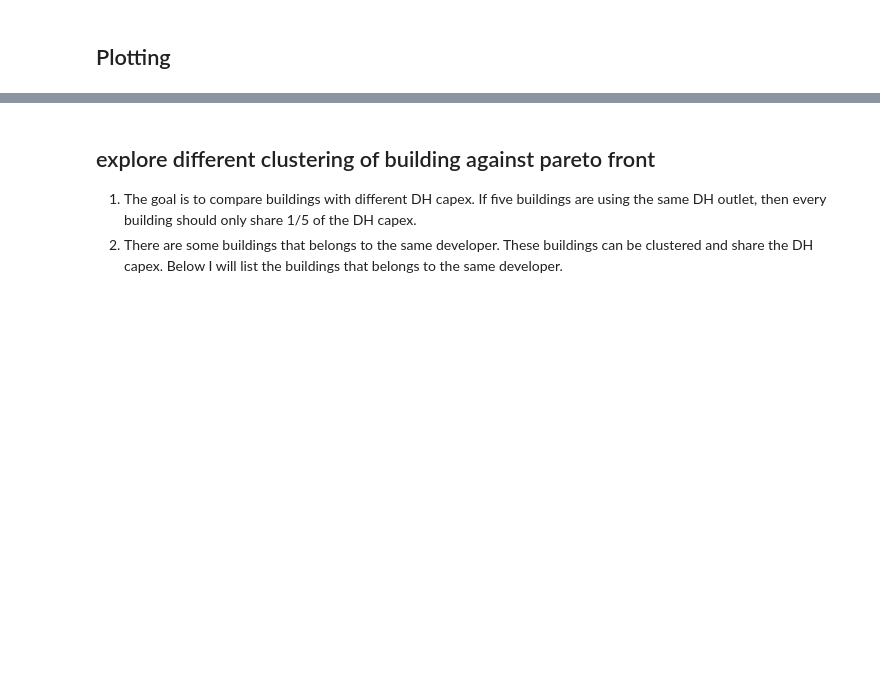
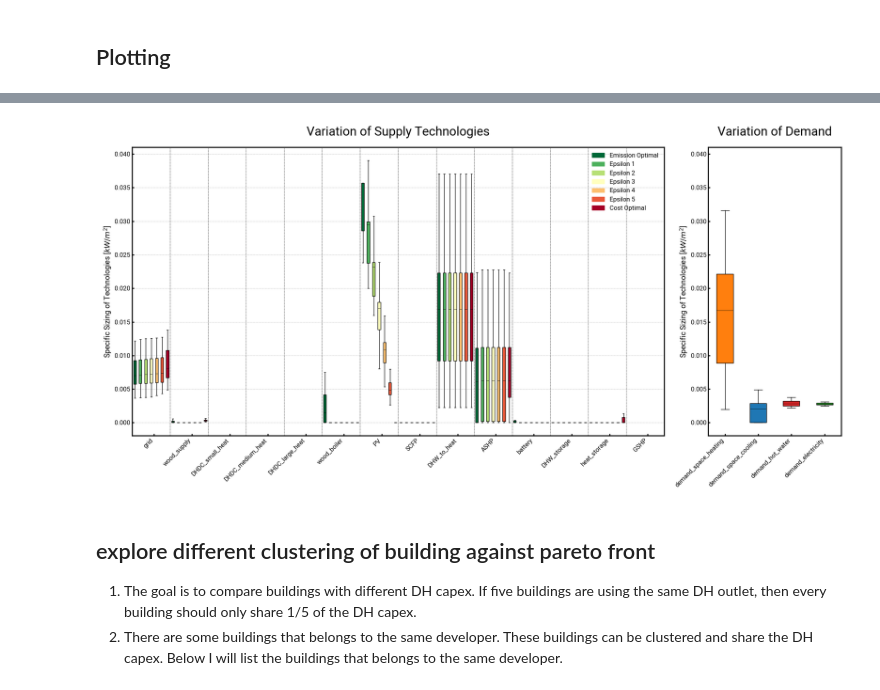
Before and after one commit to yiqiaowang-arch/trustParetoFronts, a Jupyter notebook: pareto_front_analysis.ipynb, the cells around one changed output, grey strips where cells are left out. Saved outputs shown, nothing was run; the diff lists cells and outputs as text; code cells hidden in the pictures; blank space fills up the shorter version.

```diff
--- a/pareto_front_analysis.ipynb
+++ b/pareto_front_analysis.ipynb
@@ -299,86 +218,74 @@ plt.show()
 # %%
 # Separate the demand technologies
-df_demand_tech = df_tech_cap[df_tech_cap.columns[-4:]]
-df_supply_tech = df_tech_cap[df_tech_cap.columns[:-4]]
+ls_demand_name = ['demand_space_heating', 'demand_space_cooling', 'demand_hot_water', 'demand_electricity']
+df_demand_tech = df_tech_cap[ls_demand_name]
+df_supply_tech = df_tech_cap.drop(columns=ls_demand_name+['cost', 'emission'])
+# delete the index=999 for every building, because here we only care about the epsilon cuts
+df_demand_tech = df_demand_tech.drop(index=999, level=1)
+df_supply_tech = df_supply_tech.drop(index=999, level=1)
+
+# identify how many epsilon cuts are there in the dataframe in every building
+n_epsilon = df_demand_tech.index.get_level_values('epsilon').nunique() # one of them is the current status
 
 # Create a figure with two subplots side by side, with a shared y-axis and width ratio of 3:1
-fig, axs = plt.subplots(1, 2, sharey=True,figsize=(20, 6), gridspec_kw={'width_ratios': [4, 1]})
+fig, axs = plt.subplots(1, 2, figsize=(20, 10), gridspec_kw={'width_ratios': [4, 1]})
 
 # Boxplot without outliers and with a custom hatch pattern
 boxprops = dict(linestyle='-', linewidth=1, color='k')  # Custom box properties
 medianprops = dict(linestyle='-', linewidth=0.5, color='k')  # Custom median properties
 
-# Create a color map for the five epsilon cuts
-# 5 distinct colors for 5 epsilon cuts
-cmap = plt.get_cmap('RdYlGn', 5) # type: ignore
-# reverse the color map so that the emission optimal is green
+cmap = plt.get_cmap('RdYlGn', n_epsilon) # type: ignore
 cmap = cmap.reversed()
+demand_colors = ['tab:orange', 'tab:blue', 'tab:red', 'tab:green']
 
-# Create a boxplot for each technology
+# Create a boxplot for each supply technology and each epsilon cut
 for i, tech in enumerate(df_supply_tech.columns):
-    # Get the data for the current technology
-    # Reshape the data to have 5 rows for each technology
-    tech_data = df_supply_tech[tech].values.reshape((-1, 5))  # type: ignore
-    bp = axs[0].boxplot(tech_data, positions=np.arange(i*5, i*5+5), patch_artist=True, showfliers=False, boxprops=boxprops, medianprops=medianprops)
-
+    # Get the data for the current technology, each technology has nBuilding*nEpsilon rows of data
+    # Reshape the data to have nEpsilon rows for each technology, each row contains the technology size across all buildings
+    # for example: if there are 3 epsilon cuts and 2 buildings, the data will be [b1e1, b1e2, b1e3, b2e1, b2e2, b2e3]
+    # after the reshape, the data will be [[b1e1, b1e2, b1e3], [b2e1, b2e2, b2e3]]
+    tech_data = df_supply_tech[tech].values.reshape((-1, n_epsilon))  # type: ignore
+    bp = axs[0].boxplot(tech_data, positions=np.arange(start=i*n_epsilon, stop=i*n_epsilon+n_epsilon),
+                        patch_artist=True, showfliers=False, boxprops=boxprops, medianprops=medianprops)
     # Fill each box with a color according to its epsilon cut
     for j, box in enumerate(bp['boxes']):
         box.set(facecolor=cmap(j))
 
-# Define your colors for the demand technologies
-demand_colors = ['tab:green', 'tab:orange', 'tab:blue', 'tab:red']
-
 # Create a boxplot for each demand technology, but only one box per technology
 for i, tech in enumerate(df_demand_tech.columns):
-    # calculate the mean of each technology in five epsilon cuts
-    tech_data = df_demand_tech[tech].values.reshape(-1, 5).mean(axis=1) # type: ignore
-    bp = axs[1].boxplot(tech_data, positions=[i], patch_artist=True, showfliers=False, boxprops=boxprops, medianprops=medianprops, widths=0.5)  # Set position to a single value and adjust the width
+    tech_data = df_demand_tech[tech].values.reshape((-1, n_epsilon)).mean(axis=1) # type: ignore
+    bp = axs[1].boxplot(tech_data, positions=[i], patch_artist=True,
+                        showfliers=False, boxprops=boxprops, medianprops=medianprops, widths=0.5)  # Set position to a single value and adjust the width
     # Fill each box with a color according to its epsilon cut
     for j, box in enumerate(bp['boxes']):
         box.set(facecolor=demand_colors[i])
 
 # Set the x-axis labels to the technology names
-axs[0].set_xticks(np.arange(2.5, len(df_supply_tech.columns)*5, 5))  # Set x-ticks to the middle box of each technology group
+axs[0].set_xticks(np.arange(n_epsilon/2, len(df_supply_tech.columns)*n_epsilon, n_epsilon))  # Set x-ticks to the middle box of each technology group
 axs[0].set_xticklabels(df_supply_tech.columns, rotation=45)
+axs[0].set_title('Variation of Supply Technologies', fontsize=24)
+axs[0].set_ylabel('Specific Sizing of Technologies [$kW/m^2$]', fontsize=14)
+axs[0].yaxis.grid(True, linestyle='--', linewidth=0.5)
+# Draw vertical lines to separate the technologies inbetween the boundary boxes, not on the box
+for i in range(n_epsilon, len(df_supply_tech.columns)*n_epsilon, n_epsilon):
+    axs[0].axvline(x=i-0.5, color='k', linestyle='--', linewidth=0.5)  # Subtract 0.5 from the x position
+# Create a custom legend for the epsilon cuts
+ls_epsilon_cut = ['Emission Optimal'] +[f'Epsilon {i+1}' for i in range(n_epsilon-2)] + ['Cost Optimal']
+legend_patches = [mpatches.Patch(color=cmap(i), label=ls_epsilon_cut[i]) for i in range(n_epsilon)]
+axs[0].legend(handles=legend_patches, loc='best')
 
-# Align the x-axis labels to the right
-for label in axs[0].get_xticklabels():
-    label.set_horizontalalignment('right')
-
-# Draw vertical lines to separate the technologies inbetween the boundary boxes, not on the box
-for i in range(5, len(df_supply_tech.columns)*5, 5):
-    axs[0].axvline(x=i-0.5, color='k', linestyle='--', linewidth=0.5)  # Subtract 0.5 from the x position
-
-# set the second subplot's x axis to be the same as the first one, but only one box per technology
 axs[1].set_xticks(range(len(df_demand_tech.columns)))  # Set x-ticks to the middle box of each technology group
 axs[1].set_xticklabels(df_demand_tech.columns, rotation=45)
-
-for label in axs[1].get_xticklabels():
-    label.set_horizontalalignment('right')
-# Set the title and axis labels
-axs[0].set_title('Variation of Building Technologies', fontsize=24)
 axs[1].set_title('Variation of Demand', fontsize=24)
-axs[0].set_ylabel('Specific Sizing of Technologies [$kW/m^2$]', fontsize=14)
-
-# Create a custom legend for the epsilon cuts
-ls_epsilon_cut = ['Emission Optimal', 'Epsilon 1', 'Epsilon 2', 'Epsilon 3', 'Cost Optimal']
-legend_patches = [mpatches.Patch(color=cmap(i), label=ls_epsilon_cut[i]) for i in range(5)]
-axs[0].legend(handles=legend_patches, loc='upper left')
-
-# print a horizontal line at 0 for both subplots
-axs[0].axhline(y=0, color='k', linestyle='--', linewidth=0.5)
-axs[1].axhline(y=0, color='k', linestyle='--', linewidth=0.5)
-
-# Set the y-axis limits
-axs[0].set_ylim(-0.005, 0.09)
-# make the two plots a bit closer
-plt.subplots_adjust(wspace=0.05)
-# Tight layout to adjust padding
-# plt.tight_layout()
-
-plt.savefig(r'C:\Users\wangy\polybox - Yiqiao Wang (yiqwang@student.ethz.ch)@polybox.ethz.ch\Final Report\Graphics\Variation_{}_shorter.pdf'.format(store_folder[9:]), dpi=300, bbox_inches='tight')
-# Show the plot
-plt.show()
+axs[1].set_ylabel('Specific Sizing of Technologies [$kW/m^2$]', fontsize=14)
+axs[1].sharey(axs[0])
+# Align the x-axis labels to the right
+for ax in axs:
+    for label in ax.get_xticklabels():
+        label.set_horizontalalignment('right')
+fig.tight_layout()
+# %% [output]
+[figure, added]
 # %% [markdown]
 ## explore different clustering of building against pareto front
 1. The goal is to compare buildings with different DH capex. If five buildings are using the same DH outlet, then every building should only share 1/5 of the DH capex.
```
Also changed, not shown: parts of 6 cells of this notebook, 3 other files.
